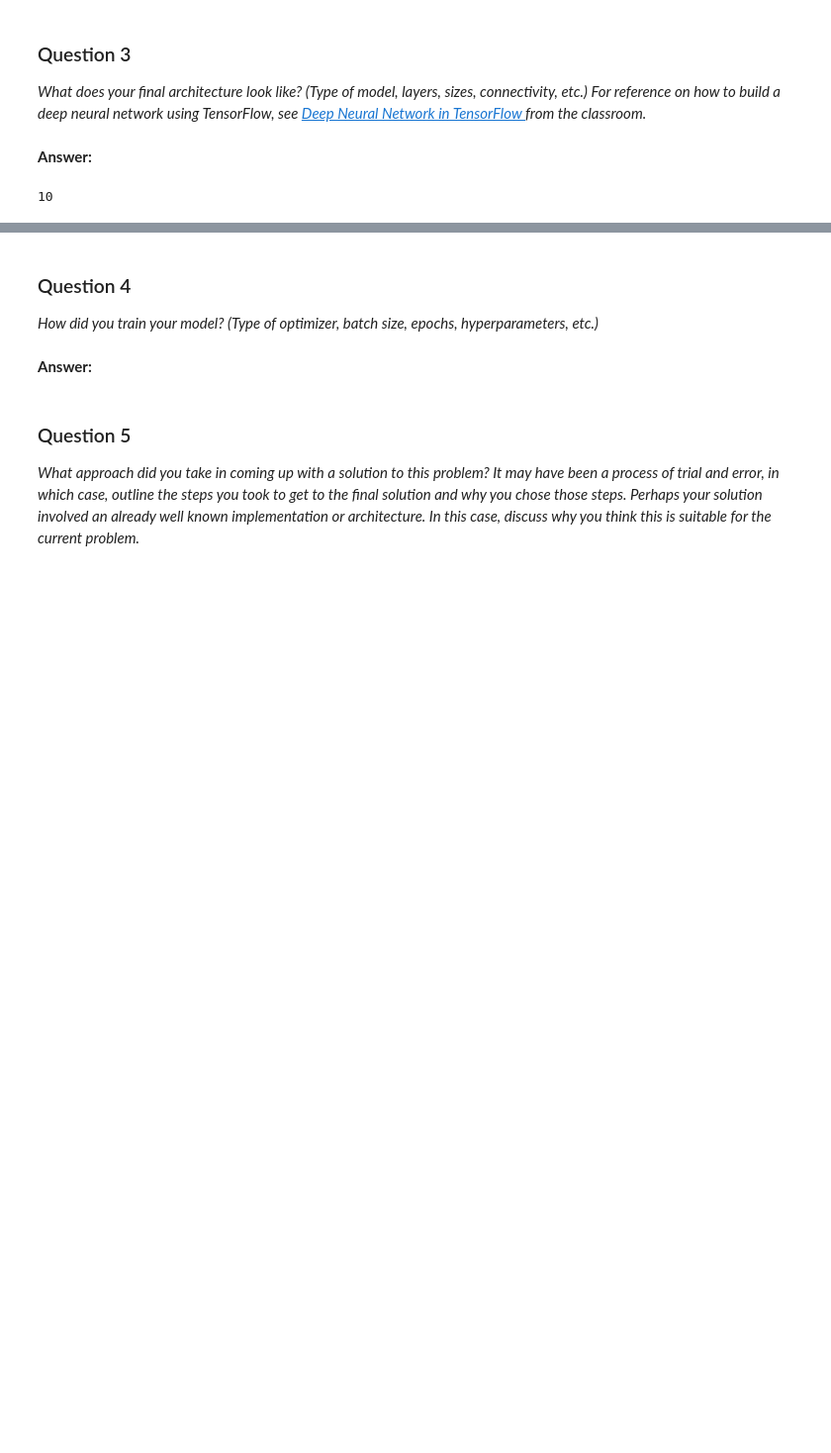
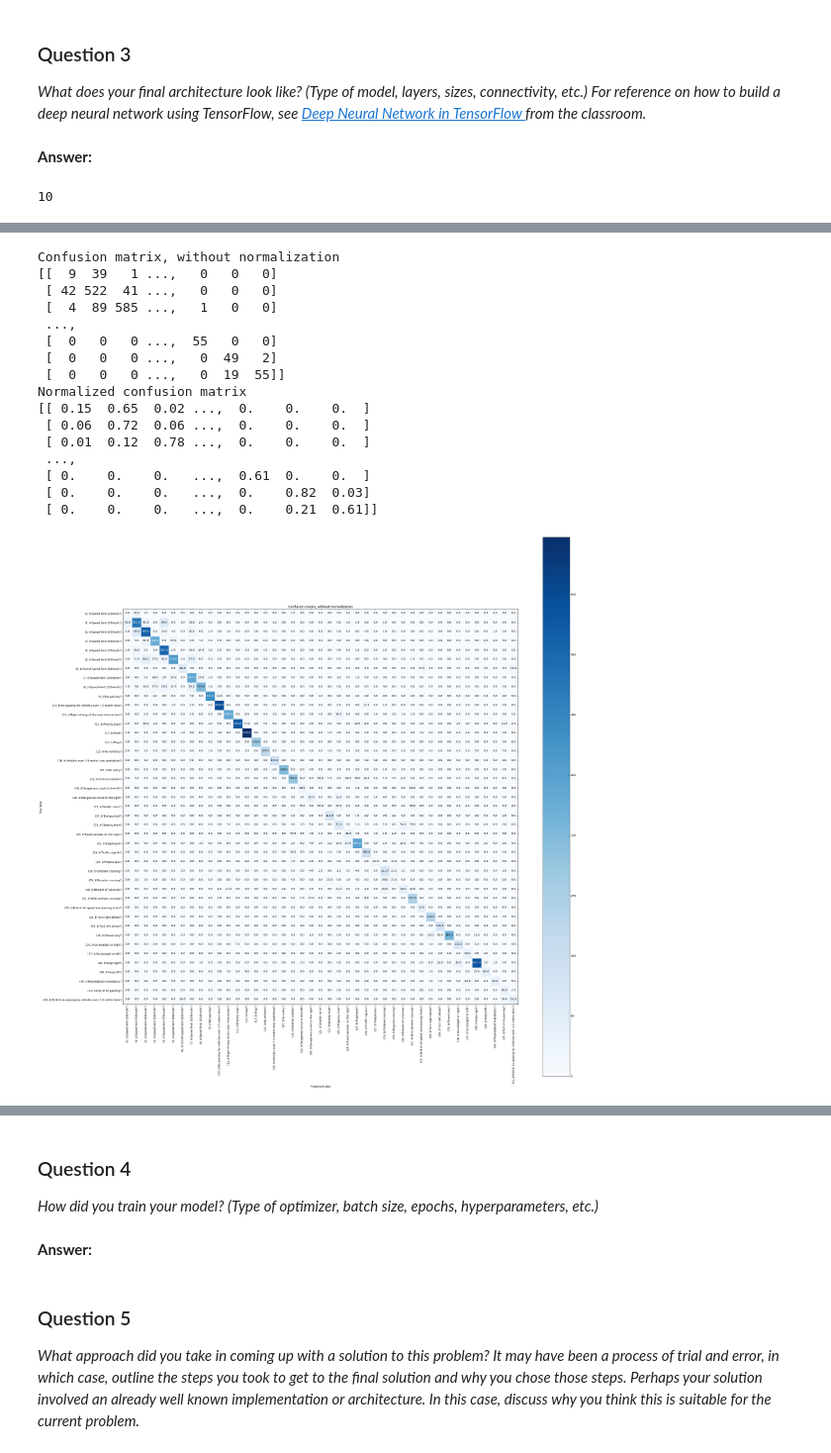
Before and after one commit to rdjondo/CarND-Traffic-Sign-Classifier-Project, a Jupyter notebook: Traffic_Sign_Classifier.ipynb, the cells around one changed output, grey strips where cells are left out. Shown at 99% size. Saved outputs shown, nothing was run; the diff lists cells and outputs as text; code cells hidden in the pictures; blank space fills up the shorter version.

Commit message:
Added confusion matrix

```diff
--- a/Traffic_Sign_Classifier.ipynb
+++ b/Traffic_Sign_Classifier.ipynb
@@ -793,0 +808,15 @@ Neural Network found (7, b'Speed limit (100km/h)')
+# %%
+# Evaluate the classifier output on many values of the model
+
+def classifier(tf_session, classify_operation, X_data, y_data, BATCH_SIZE):
+    num_examples = len(X_data)
+    y_pred = np.empty(0)
+    for offset in range(0, num_examples, BATCH_SIZE):
+        batch_x, batch_y = X_data[offset:offset+BATCH_SIZE], y_data[offset:offset+BATCH_SIZE]
+        idx = tf_session.run(classify_operation, feed_dict={x: batch_x, y: batch_y, keep_prob: 1.} )
+        y_pred = np.hstack( (y_pred, idx.flatten()) ).astype(np.int)
+    return y_pred
+
+with tf.Session() as sess:
+        saver.restore(sess, tf.train.latest_checkpoint('.'))
+        y_pred = classifier(sess, label_index, X_test, y_test, BATCH_SIZE)
@@ -793,0 +862,38 @@ Neural Network found (7, b'Speed limit (100km/h)')
+# %%
+from project_lib import utils
+
+
+# Compute confusion matrix
+cnf_matrix = utils.confusion_matrix(y_test, y_pred)
+np.set_printoptions(precision=2)
+
+
+# Plot non-normalized confusion matrix
+plt.figure(figsize=(30,30))
+plot_confusion_matrix(cnf_matrix, classes= labels,
+                      title='Confusion matrix, without normalization')
+
+# Plot normalized confusion matrix
+plt.figure(figsize=(30,30))
+plot_confusion_matrix(cnf_matrix, classes=labels, normalize=True,
+                      title='Normalized confusion matrix')
+
+plt.show()
+# %% [output]
+Confusion matrix, without normalization
+[[  9  39   1 ...,   0   0   0]
+ [ 42 522  41 ...,   0   0   0]
+ [  4  89 585 ...,   1   0   0]
+ ...,
+ [  0   0   0 ...,  55   0   0]
+ [  0   0   0 ...,   0  49   2]
+ [  0   0   0 ...,   0  19  55]]
+Normalized confusion matrix
+[[ 0.15  0.65  0.02 ...,  0.    0.    0.  ]
+ [ 0.06  0.72  0.06 ...,  0.    0.    0.  ]
+ [ 0.01  0.12  0.78 ...,  0.    0.    0.  ]
+ ...,
+ [ 0.    0.    0.   ...,  0.61  0.    0.  ]
+ [ 0.    0.    0.   ...,  0.    0.82  0.03]
+ [ 0.    0.    0.   ...,  0.    0.21  0.61]]
+[figure, added]
```
Also changed, not shown: parts of 18 cells of this notebook, 2 other files.
